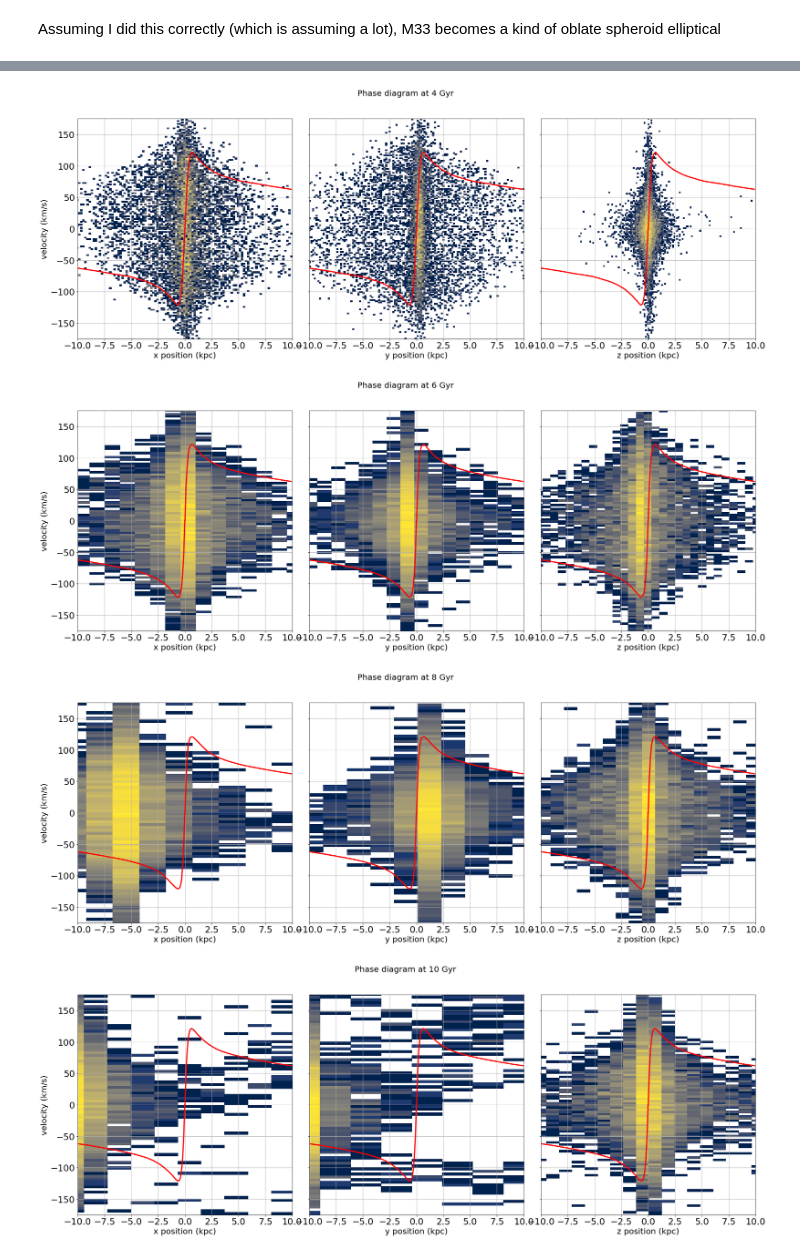
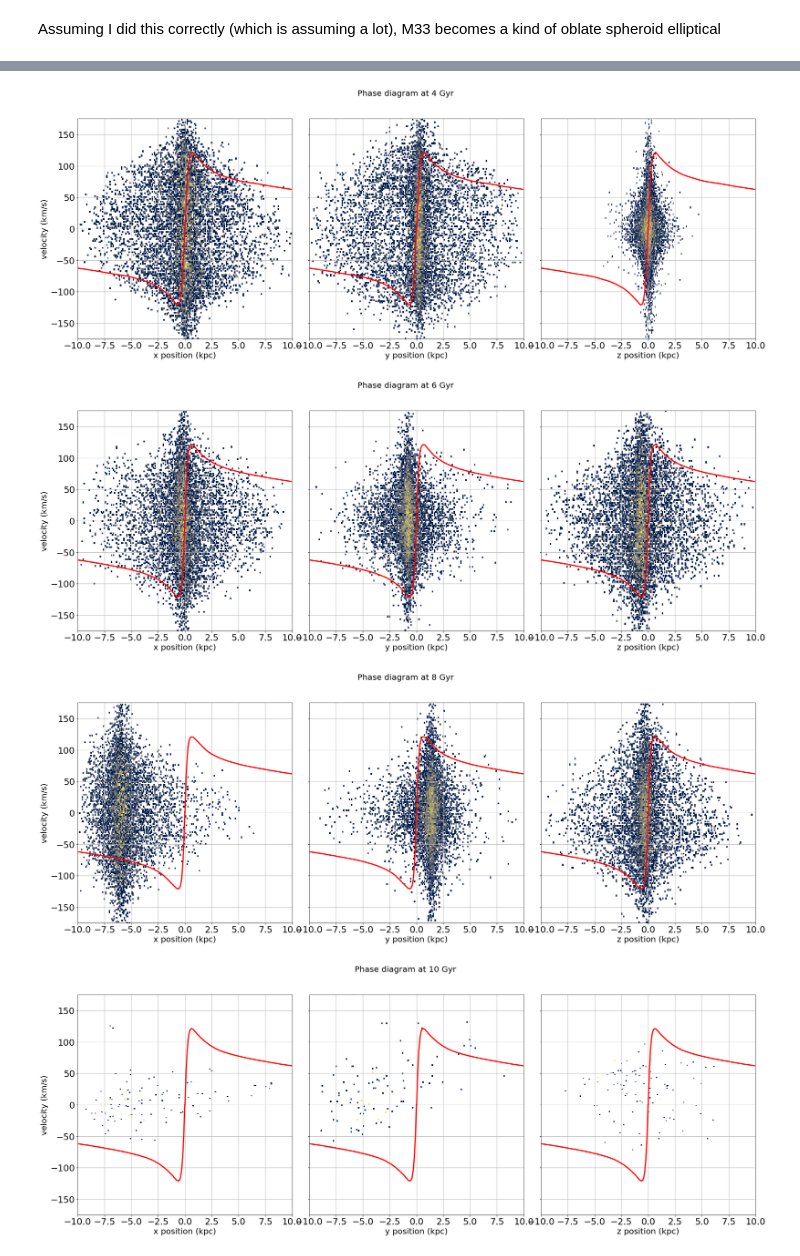
Before and after one commit to ewalla02/400b_walla, a Jupyter notebook: Homeworks/Research_Assignment/ResearchAssignment3/DimensionalVelocityDispersion.ipynb, the cells around one changed output, grey strips where cells are left out. Saved outputs shown, nothing was run; the diff lists cells and outputs as text; code cells hidden in the pictures.

Commit message:
saved figures

```diff
--- a/Homeworks/Research_Assignment/ResearchAssignment3/DimensionalVelocityDispersion.ipynb
+++ b/Homeworks/Research_Assignment/ResearchAssignment3/DimensionalVelocityDispersion.ipynb
@@ -93,7 +93,7 @@ class V_disp:
         # total magnitude of the position vector
         rtot = np.sqrt(xD**2 + yD**2 + zD**2)
         #set maximal radius
-        rmax = 7
+        rmax = 10
         r_index = np.where(rtot <= rmax)
 
         xinr = xD[r_index]
@@ -242,8 +242,6 @@ for i in range(len(snap_ids)):
     M33_vD[i,:,:] = M33_rotatedV.T
     rM = RotPM
     vM = RotVM.T
-    if i%20 == 0:
-        print(i, rM[0,:].shape)
     for k in range(len(rM[0,:])):
         vM_t[i,:,k] = vM[:,k]
         rM_t[i,:,k] = rM[:,k]
@@ -450,17 +476,31 @@ print(rSnapNumbers.shape)
 # %%
 # plot the phase diagrams
 xyz = ["x", "y", "z"]
+r_circ = np.arange(0.01, 10, 0.1)
+v_circ = np.zeros((6,3,len(r_circ)))
 
 for i in range(6):
+
     fig, ax= plt.subplots(1,3,figsize=(30,10), sharey="row",gridspec_kw={'hspace':0,'wspace':.08})
     fig.suptitle("Phase diagram at %s Gyr"%times[i],fontsize=20)
     ax[0].set_ylabel("velocity (km/s)",fontsize=20)
+    Mass_Profile = MassProfile("M33",np.int(snapNumbers[i]))
+    v_circ = Mass_Profile.CircularVelocity(2,r_circ)
+
     for j in range(3):
-        index = np.where(np.isnan(rSnapNumbers[i,j,:])==False)[0]
-        ax[j].hist2d(rSnapNumbers[i,j,index], vSnapNumbers[i,j,index], bins=200, norm=LogNorm(),cmap="cividis")
+        if i==0: index=rindex1[0]
+        if i==1: index=rindex2[0]
+        if i==2: index=rindex3[0]
+        if i==3: index=rindex4[0]
+        if i==4: index=rindex5[0]
+        if i==5: index=rindex6[0]
+        x = rSnapNumbers[i,j,index]
+        y = vSnapNumbers[i,j,index]
+        #index = np.where(np.isnan(rSnapNumbers[i,j,:])==False)[0]
+        ax[j].hist2d(x,y, bins=200, norm=LogNorm(),cmap="cividis")
         #ax[j].colorbar() # ask for help on doing the colorbar
-        ax[j].plot(r_circ, v_circ[i,j,:], color="red",linewidth=3)
-        ax[j].plot(-r_circ, -v_circ[i,j,:], color="red",linewidth=3)
+        ax[j].plot(r_circ, v_circ, color="red",linewidth=3)
+        ax[j].plot(-r_circ, -v_circ, color="red",linewidth=3)
         ax[j].grid()
         ax[j].set_ylim(-175,175)
         ax[j].set_xlim(-10,10)
@@ -478,4 +518,4 @@ for i in range(6):
-[figure, old version]
+[figure, new version]
-[figure, old version]
+[figure, new version]
-[figure, old version]
+[figure, new version]
-[figure, old version]
+[figure, new version]
```
Also changed, not shown: parts of 6 cells of this notebook, 6 other files.
